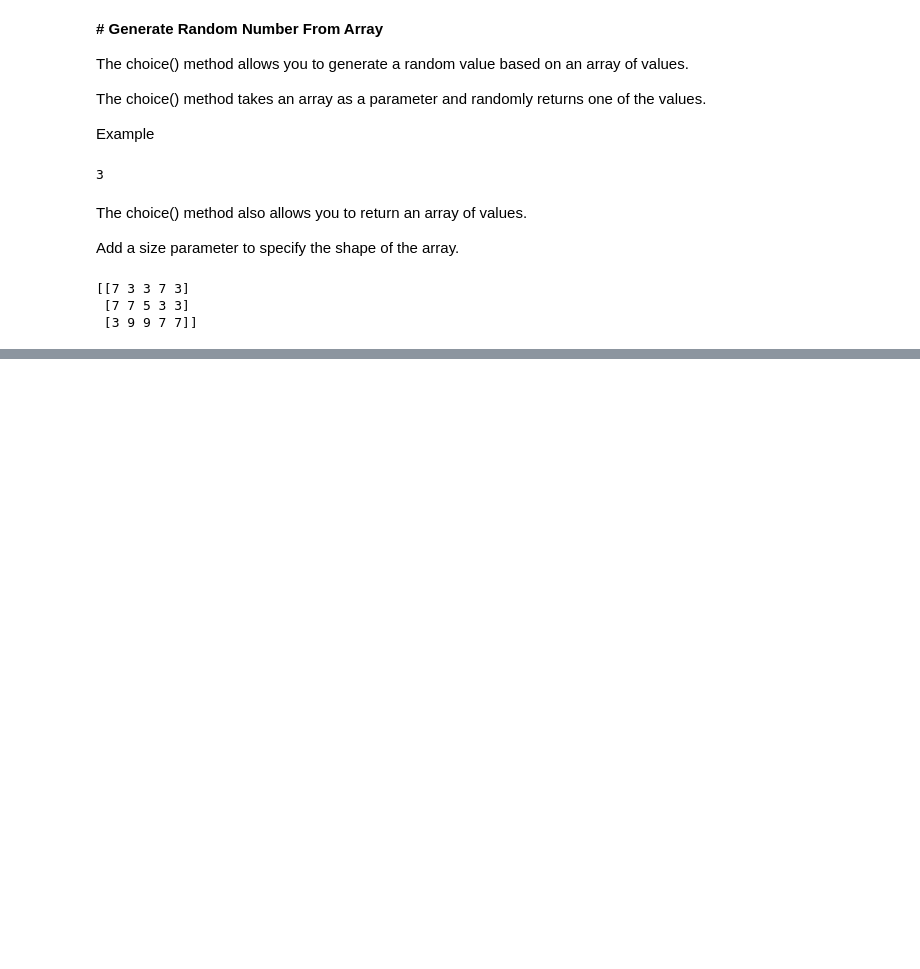
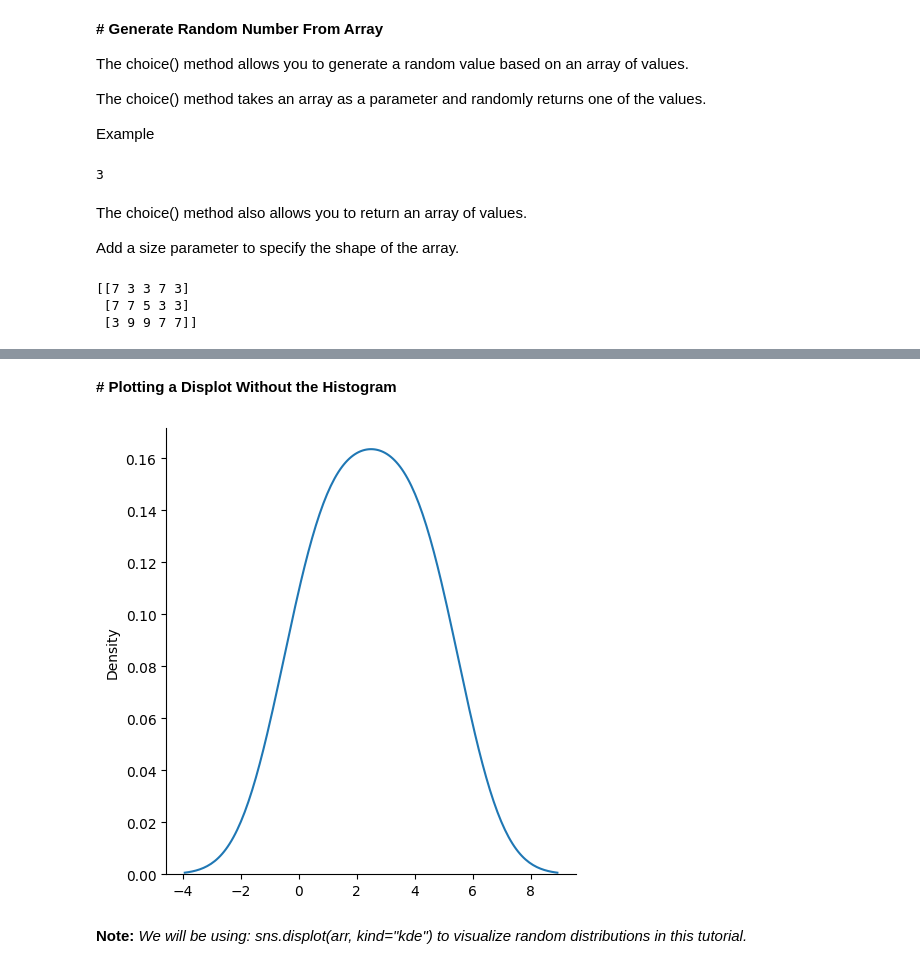
Before and after one commit to nitinyadav2188/DATA-SCIENCE, a Jupyter notebook: numpy.ipynb, the cells around one changed output, grey strips where cells are left out. Cells and saved outputs as stored; diff of their text form; code cells hidden in the pictures; blank space fills up the shorter version.

```diff
--- a/numpy.ipynb
+++ b/numpy.ipynb
@@ -1423,0 +1571,13 @@ print(x)
+# %% [markdown]
+**# Plotting a Displot Without the Histogram**
+# %%
+import matplotlib.pyplot as plt
+import seaborn as sns
+
+sns.displot([0, 1, 2, 3, 4, 5], kind="kde")
+
+plt.show()
+# %% [output]
+[figure, added]
+# %% [markdown]
+**Note:**  *We will be using: sns.displot(arr, kind="kde") to visualize random distributions in this tutorial.*
```
Also changed, not shown: parts of 15 cells of this notebook.
